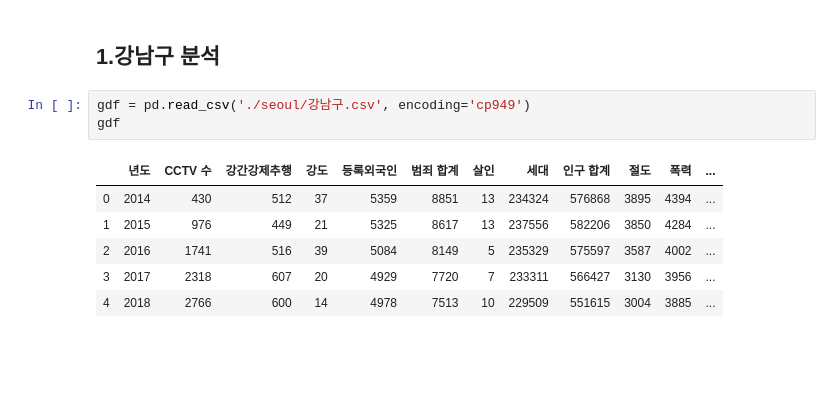
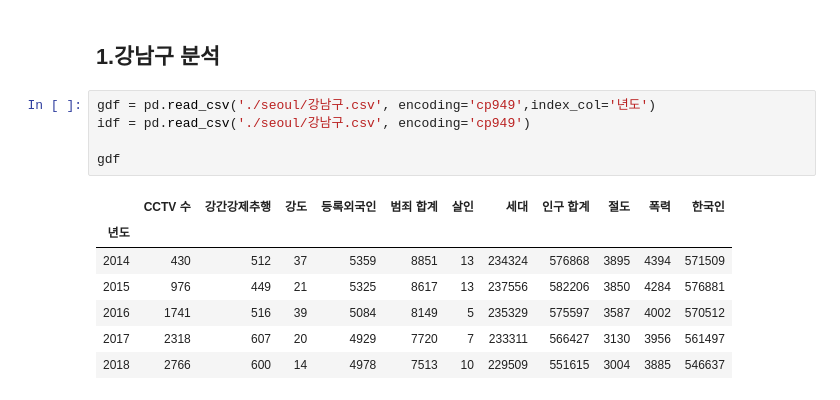
Before and after one commit to madfalc0n/Image-analysis-and-develope, a Jupyter notebook: project/main/1.Exploratory_Data_Analysis.ipynb, the cells around one changed output. Saved outputs shown, nothing was run; the diff lists cells and outputs as text; blank space fills up the shorter version.

```diff
--- a/project/main/1.Exploratory_Data_Analysis.ipynb
+++ b/project/main/1.Exploratory_Data_Analysis.ipynb
@@ -44,12 +53,15 @@ for i in seoul_area:
 # %% [markdown]
 ## 1.강남구 분석
 # %%
-gdf = pd.read_csv('./seoul/강남구.csv', encoding='cp949')
+gdf = pd.read_csv('./seoul/강남구.csv', encoding='cp949',index_col='년도')
+idf = pd.read_csv('./seoul/강남구.csv', encoding='cp949')
+
 gdf
 # %% [output]
-|  | 년도 | CCTV 수 | 강간강제추행 | 강도 | 등록외국인 | 범죄 합계 | 살인 | 세대 | 인구 합계 | 절도 | 폭력 | ... |
-| 0 | 2014 | 430 | 512 | 37 | 5359 | 8851 | 13 | 234324 | 576868 | 3895 | 4394 | ... |
-| 1 | 2015 | 976 | 449 | 21 | 5325 | 8617 | 13 | 237556 | 582206 | 3850 | 4284 | ... |
-| 2 | 2016 | 1741 | 516 | 39 | 5084 | 8149 | 5 | 235329 | 575597 | 3587 | 4002 | ... |
-| 3 | 2017 | 2318 | 607 | 20 | 4929 | 7720 | 7 | 233311 | 566427 | 3130 | 3956 | ... |
-| 4 | 2018 | 2766 | 600 | 14 | 4978 | 7513 | 10 | 229509 | 551615 | 3004 | 3885 | ... |
+|  | CCTV 수 | 강간강제추행 | 강도 | 등록외국인 | 범죄 합계 | 살인 | 세대 | 인구 합계 | 절도 | 폭력 | 한국인 |
+| 년도 |  |  |  |  |  |  |  |  |  |  |  |
+| 2014 | 430 | 512 | 37 | 5359 | 8851 | 13 | 234324 | 576868 | 3895 | 4394 | 571509 |
+| 2015 | 976 | 449 | 21 | 5325 | 8617 | 13 | 237556 | 582206 | 3850 | 4284 | 576881 |
+| 2016 | 1741 | 516 | 39 | 5084 | 8149 | 5 | 235329 | 575597 | 3587 | 4002 | 570512 |
+| 2017 | 2318 | 607 | 20 | 4929 | 7720 | 7 | 233311 | 566427 | 3130 | 3956 | 561497 |
+| 2018 | 2766 | 600 | 14 | 4978 | 7513 | 10 | 229509 | 551615 | 3004 | 3885 | 546637 |
```
Also changed, not shown: parts of 4 cells of this notebook.
